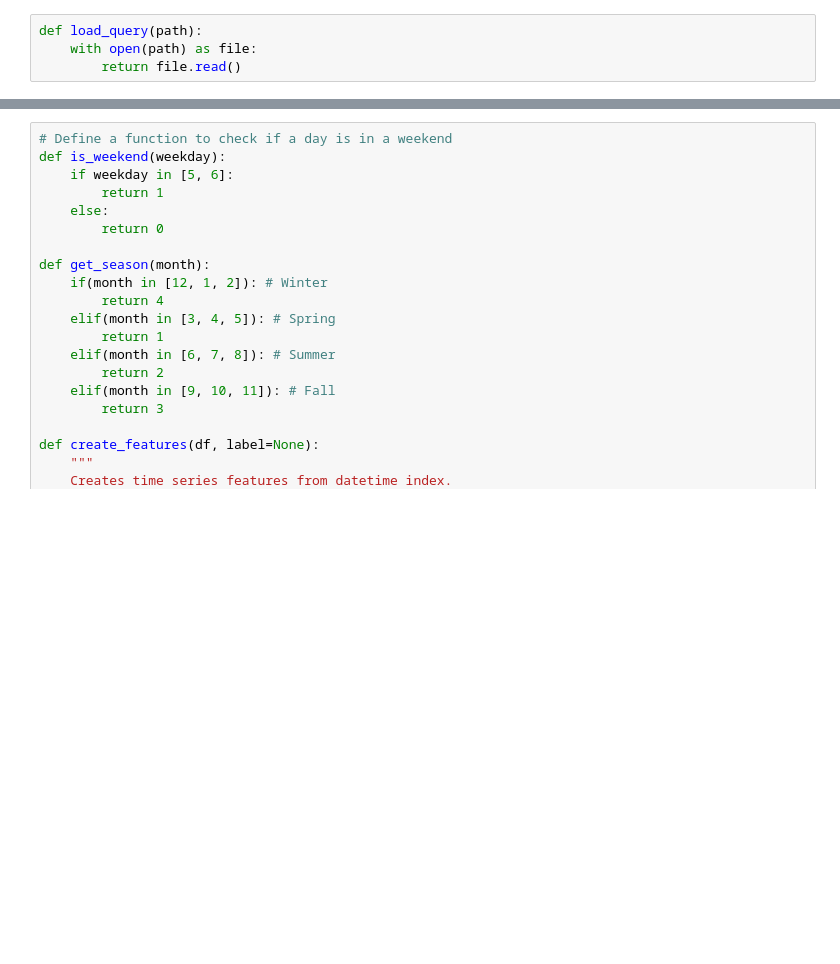
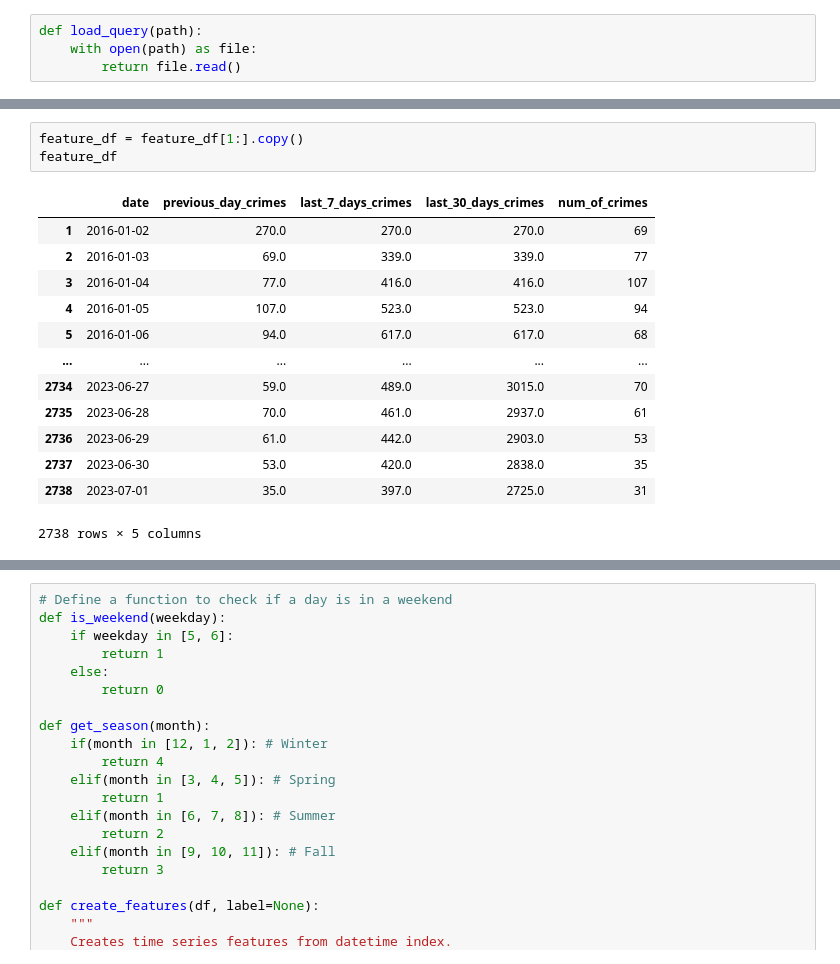
Before and after one commit to SadmanSakib93/CrimeForecast_YR, a Jupyter notebook: crime_forecast_ML.ipynb, the cells around one changed output, grey strips where cells are left out. Drawn from its saved outputs; the diff is of its cells as text; blank space fills up the shorter version.

```diff
--- a/crime_forecast_ML.ipynb
+++ b/crime_forecast_ML.ipynb
@@ -122,4 +122,21 @@ feature_df
 2739 rows × 5 columns
+# %%
+feature_df = feature_df[1:].copy()
+feature_df
+# %% [output]
+|  | date | previous_day_crimes | last_7_days_crimes | last_30_days_crimes | num_of_crimes |
+| 1 | 2016-01-02 | 270.0 | 270.0 | 270.0 | 69 |
+| 2 | 2016-01-03 | 69.0 | 339.0 | 339.0 | 77 |
+| 3 | 2016-01-04 | 77.0 | 416.0 | 416.0 | 107 |
+| 4 | 2016-01-05 | 107.0 | 523.0 | 523.0 | 94 |
+| 5 | 2016-01-06 | 94.0 | 617.0 | 617.0 | 68 |
+| ... | ... | ... | ... | ... | ... |
+| 2734 | 2023-06-27 | 59.0 | 489.0 | 3015.0 | 70 |
+| 2735 | 2023-06-28 | 70.0 | 461.0 | 2937.0 | 61 |
+| 2736 | 2023-06-29 | 61.0 | 442.0 | 2903.0 | 53 |
+| 2737 | 2023-06-30 | 53.0 | 420.0 | 2838.0 | 35 |
+| 2738 | 2023-07-01 | 35.0 | 397.0 | 2725.0 | 31 |
+2738 rows × 5 columns
 # %%
 feature_df['date'] = pd.to_datetime(feature_df.date, format='%Y-%m-%d')
 feature_df
```
Also changed, not shown: parts of 9 cells of this notebook, 4 other files.
